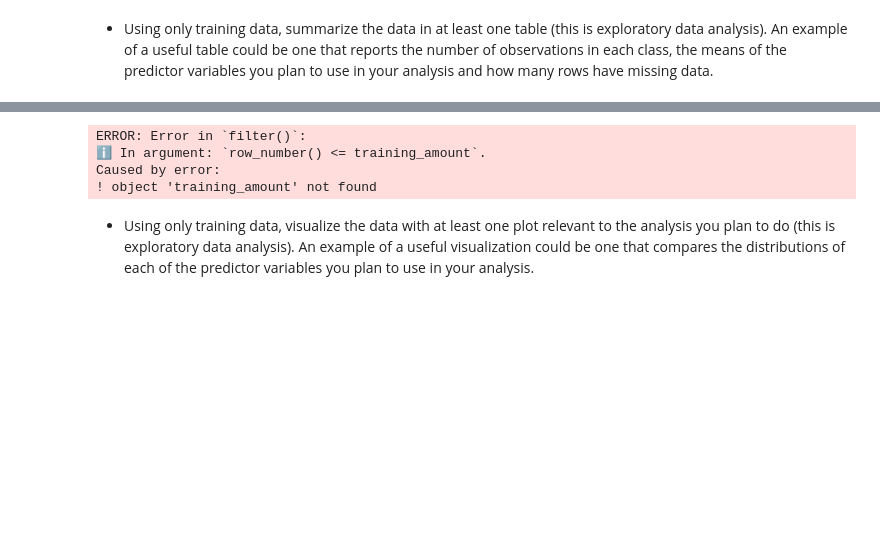
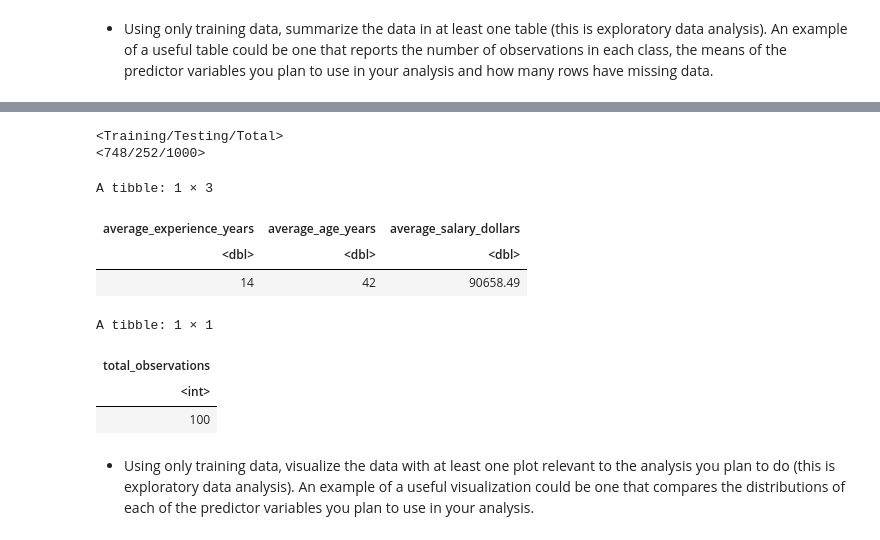
Before and after one commit to WhenLifeHandsYouLemons/DSCI-Project, a Jupyter notebook: proposal.ipynb, the cells around one changed output, grey strips where cells are left out. Saved outputs shown, nothing was run; the diff lists cells and outputs as text; code cells hidden in the pictures; blank space fills up the shorter version.

```diff
--- a/proposal.ipynb
+++ b/proposal.ipynb
@@ -39,6 +26,6 @@ Warning message:
 # %%
 # Load the csv file into a data frame
-df_untidy <- read_csv("data/salary_prediction_data.csv")
+df_untidy <- read_csv("salary_prediction_data.csv")
 head(df_untidy)
 # %% [output]
 Rows: 1000 Columns: 7
@@ -107,31 +94,39 @@ library(tidymodels)
 # %%
 # Split data into a rough 75-25 split
 df_split <- initial_split(df_tidy, 0.75, education)
 df_train <- training(df_split)
+
+training_amount <- 100
 
 # Summarise the average values for each of our predictor classes
 df_summary_1 <- df_train |>
     filter(row_number() <= training_amount) |>
     summarise(average_experience_years = round(mean(experience_years, na.rm=TRUE)),
               average_age_years = round(mean(age_years, na.rm=TRUE)),
               average_salary_dollars = round(mean(salary_dollars, na.rm=TRUE), 2))
 
 # Summarise the total observations in each predictor class
 df_summary_2 <- df_train |>
     filter(row_number() <= training_amount) |>
     summarise(total_observations = length(experience_years))
 
 # There are no observations with missing data.
 
 # Print them out
 print(df_split)
 head(df_summary_1)
 head(df_summary_2)
 # %% [output]
-ERROR: Error in `filter()`:
-ℹ In argument: `row_number() <= training_amount`.
-Caused by error:
-! object 'training_amount' not found
+<Training/Testing/Total>
+<748/252/1000>
+A tibble: 1 × 3
+| average_experience_years | average_age_years | average_salary_dollars |
+| <dbl> | <dbl> | <dbl> |
+| 14 | 42 | 90658.49 |
+A tibble: 1 × 1
+| total_observations |
+| <int> |
+| 100 |
 # %% [markdown]
 - Using only training data, visualize the data with at least one plot relevant to the analysis you plan to do (this is exploratory data analysis). An example of a useful visualization could be one that compares the distributions of each of the predictor variables you plan to use in your analysis.
 # %%
```
Also changed, not shown: parts of 3 cells of this notebook, 2 other files.
